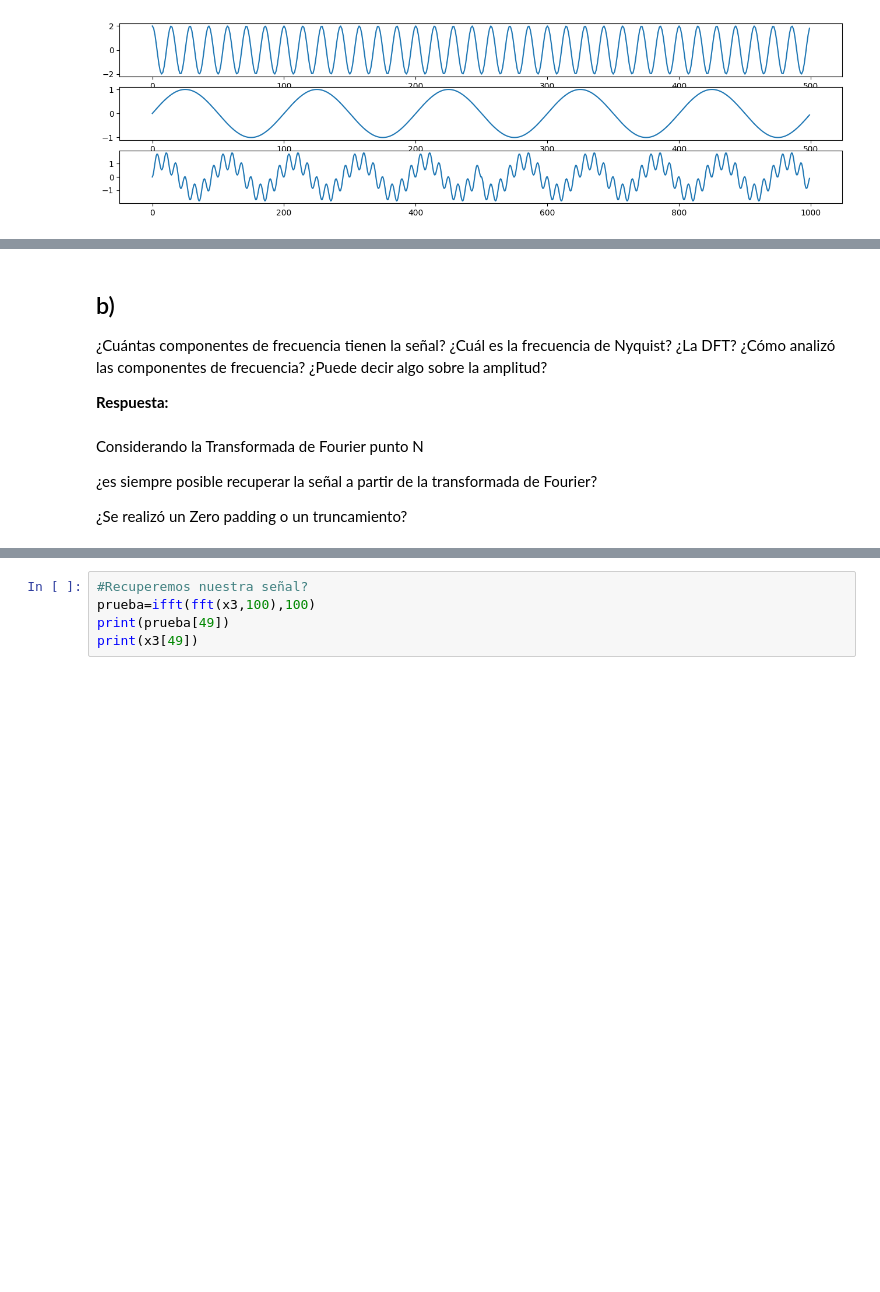
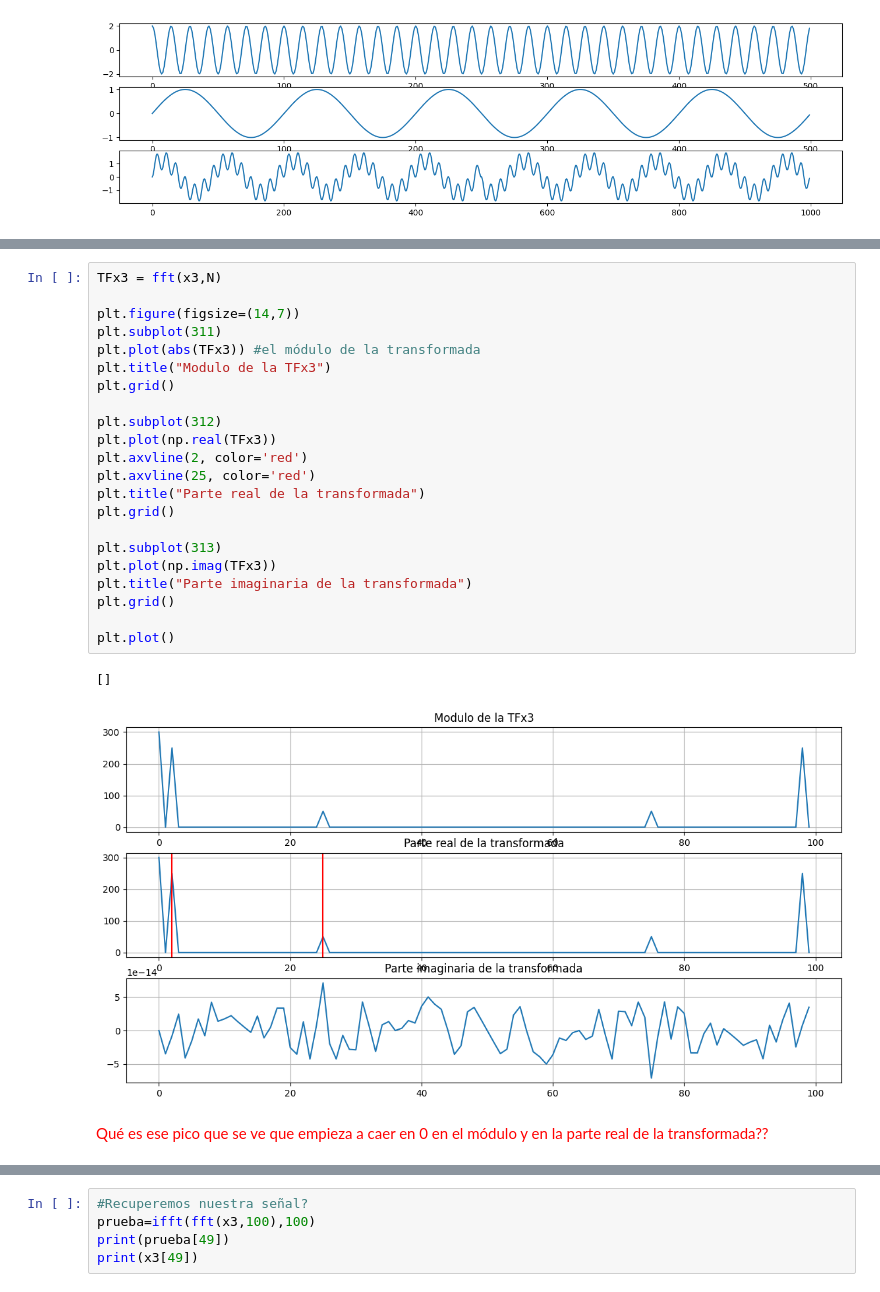
Before and after one commit to fdiezdev/procesamiento_senales, a Jupyter notebook: 2024/Lab_2_DFT_2024.ipynb, the cells around one changed output, grey strips where cells are left out. Saved outputs shown, nothing was run; the diff lists cells and outputs as text; blank space fills up the shorter version.

```diff
--- a/2024/Lab_2_DFT_2024.ipynb
+++ b/2024/Lab_2_DFT_2024.ipynb
@@ -304,17 +312,30 @@ plt.plot(tn, x3), plt.title('señal $x_3$ respecto al tiempo')
 plt.show()
 # %% [output]
 [figure]
-# %% [markdown]
-## b)
-¿Cuántas componentes de frecuencia tienen la señal?
-¿Cuál es la frecuencia de Nyquist?
-¿La DFT? ¿Cómo analizó las componentes de frecuencia? ¿Puede decir algo sobre la amplitud?
-
-
-**Respuesta:**
-# %% [markdown]
-Considerando la Transformada de Fourier punto N
-
-¿es siempre posible recuperar la señal a partir de la transformada de Fourier?
-
-¿Se realizó un Zero padding o un truncamiento?
+# %%
+TFx3 = fft(x3,N)
+
+plt.figure(figsize=(14,7))
+plt.subplot(311)
+plt.plot(abs(TFx3)) #el módulo de la transformada
+plt.title("Modulo de la TFx3")
+plt.grid()
+
+plt.subplot(312)
+plt.plot(np.real(TFx3))
+plt.axvline(2, color='red')
+plt.axvline(25, color='red')
+plt.title("Parte real de la transformada")
+plt.grid()
+
+plt.subplot(313)
+plt.plot(np.imag(TFx3))
+plt.title("Parte imaginaria de la transformada")
+plt.grid()
+
+plt.plot()
+# %% [output]
+[]
+[figure, added]
+# %% [markdown]
+<p style="color:red">Qué es ese pico que se ve que empieza a caer en 0 en el módulo y en la parte real de la transformada??</p>
```
Also changed, not shown: parts of 10 cells of this notebook, 2 other files.
